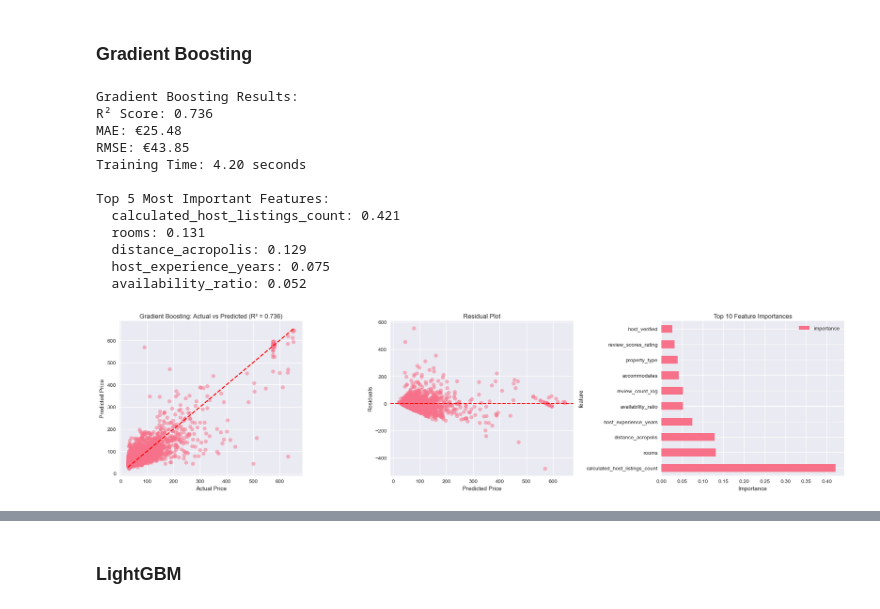
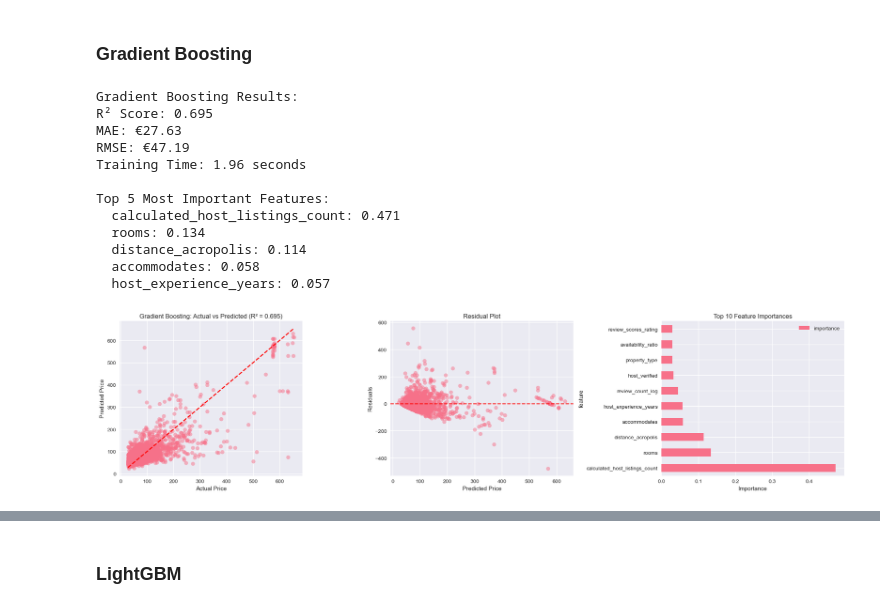
Before and after one commit to Ioannis-Stamatakis/price-prediction-athens-airbnb, a Jupyter notebook: Notebook/model_pipeline_notebook.ipynb, the cells around one changed output, grey strips where cells are left out. Drawn from its saved outputs; the diff is of its cells as text; code cells hidden in the pictures.

```diff
--- a/Notebook/model_pipeline_notebook.ipynb
+++ b/Notebook/model_pipeline_notebook.ipynb
@@ -364,7 +366,10 @@ X = model_df[all_features]
 y = model_df['price']
 
 # Split the data
-X_train, X_test, y_train, y_test = train_test_split(X, y, test_size=0.2, random_state=42)
+#X_train, X_test, y_train, y_test = train_test_split(X, y, test_size=0.2, random_state=42)
+X_temp, X_test, y_temp, y_test = train_test_split(X, y, test_size=0.2, random_state=42)
+X_train, X_val, y_train, y_val = train_test_split(X_temp, y_temp, test_size=0.2, random_state=42)
+
 
 print(f"Training set: {X_train.shape}")
 print(f"Test set: {X_test.shape}")
@@ -501,10 +506,13 @@ Top 5 Most Important Features:
 # Train Random Forest
 start_time = time.time()
 rf_model = RandomForestRegressor(
-    n_estimators=100,
-    max_depth=15,
-    min_samples_split=5,
-    min_samples_leaf=2,
+    n_estimators=50, #100 before
+    max_depth=8, #15
+    min_samples_split=10, #5
+    min_samples_leaf=5,#2
+    max_features=0.7,
+    bootstrap=True,
+    oob_score=True,
     random_state=42,
     n_jobs=-1
 )
@@ -525,6 +533,8 @@ print(f"R² Score: {rf_r2:.3f}")
 print(f"MAE: €{rf_mae:.2f}")
 print(f"RMSE: €{rf_rmse:.2f}")
 print(f"Training Time: {rf_time:.2f} seconds")
+
+print(f"\nOOB Score: {rf_model.oob_score_:.3f}")
 
 # Feature importance
 rf_feature_importance = pd.DataFrame({
@@ -581,10 +593,13 @@ Top 5 Most Important Features:
 # Train Gradient Boosting
 start_time = time.time()
 gb_model = GradientBoostingRegressor(
-    n_estimators=200,
-    learning_rate=0.1,
-    max_depth=6,
-    subsample=0.8,
+    n_estimators=200,          # Will be reduced by early stopping
+    learning_rate=0.05,        # Reduce from 0.1 (slower learning)
+    max_depth=4,               # Reduce from 6
+    subsample=0.8,             # NEW: use 80% of data per tree
+    validation_fraction=0.2,   # NEW: use 20% for internal validation
+    n_iter_no_change=20,       # NEW: early stopping
+    tol=1e-4,                  # NEW: tolerance for improvement
     random_state=42
 )
 gb_model.fit(X_train, y_train)
@@ -617,41 +632,41 @@ for _, row in gb_feature_importance.head(5).iterrows():
 
 # Visualize results
 fig, axes = plt.subplots(1, 3, figsize=(20, 5))
 
 # Actual vs Predicted
 axes[0].scatter(y_test, gb_pred, alpha=0.5)
 axes[0].plot([y_test.min(), y_test.max()], [y_test.min(), y_test.max()], 'r--', lw=2)
 axes[0].set_xlabel('Actual Price')
 axes[0].set_ylabel('Predicted Price')
 axes[0].set_title(f'Gradient Boosting: Actual vs Predicted (R² = {gb_r2:.3f})')
 
 # Residuals
 residuals = y_test - gb_pred
 axes[1].scatter(gb_pred, residuals, alpha=0.5)
 axes[1].axhline(y=0, color='r', linestyle='--')
 axes[1].set_xlabel('Predicted Price')
 axes[1].set_ylabel('Residuals')
 axes[1].set_title('Residual Plot')
 
 # Feature importance
 gb_feature_importance.head(10).plot(x='feature', y='importance', kind='barh', ax=axes[2])
 axes[2].set_title('Top 10 Feature Importances')
 axes[2].set_xlabel('Importance')
 
 plt.tight_layout()
 plt.show()
 # %% [output]
 Gradient Boosting Results:
-R² Score: 0.736
-MAE: €25.48
-RMSE: €43.85
-Training Time: 4.20 seconds
+R² Score: 0.695
+MAE: €27.63
+RMSE: €47.19
+Training Time: 1.96 seconds
 
 Top 5 Most Important Features:
-  calculated_host_listings_count: 0.421
-  rooms: 0.131
-  distance_acropolis: 0.129
-  host_experience_years: 0.075
-  availability_ratio: 0.052
+  calculated_host_listings_count: 0.471
+  rooms: 0.134
+  distance_acropolis: 0.114
+  accommodates: 0.058
+  host_experience_years: 0.057
-[figure, old version]
+[figure, new version]
 # %% [markdown]
```
Also changed, not shown: parts of 15 cells of this notebook.
